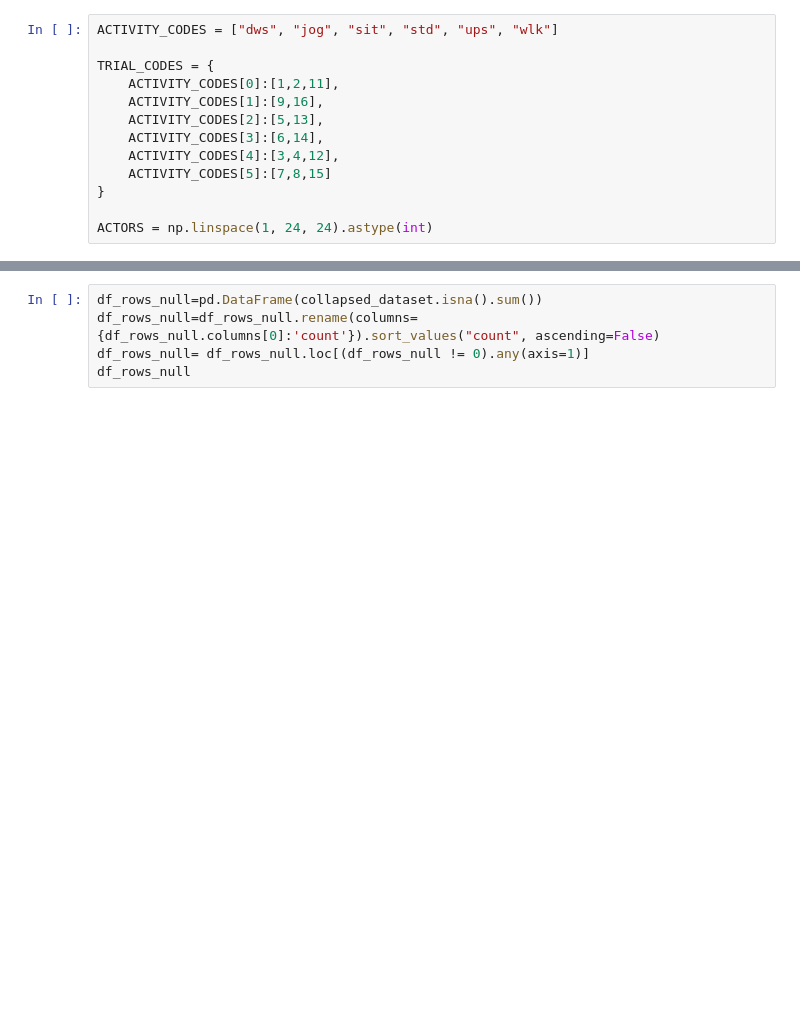
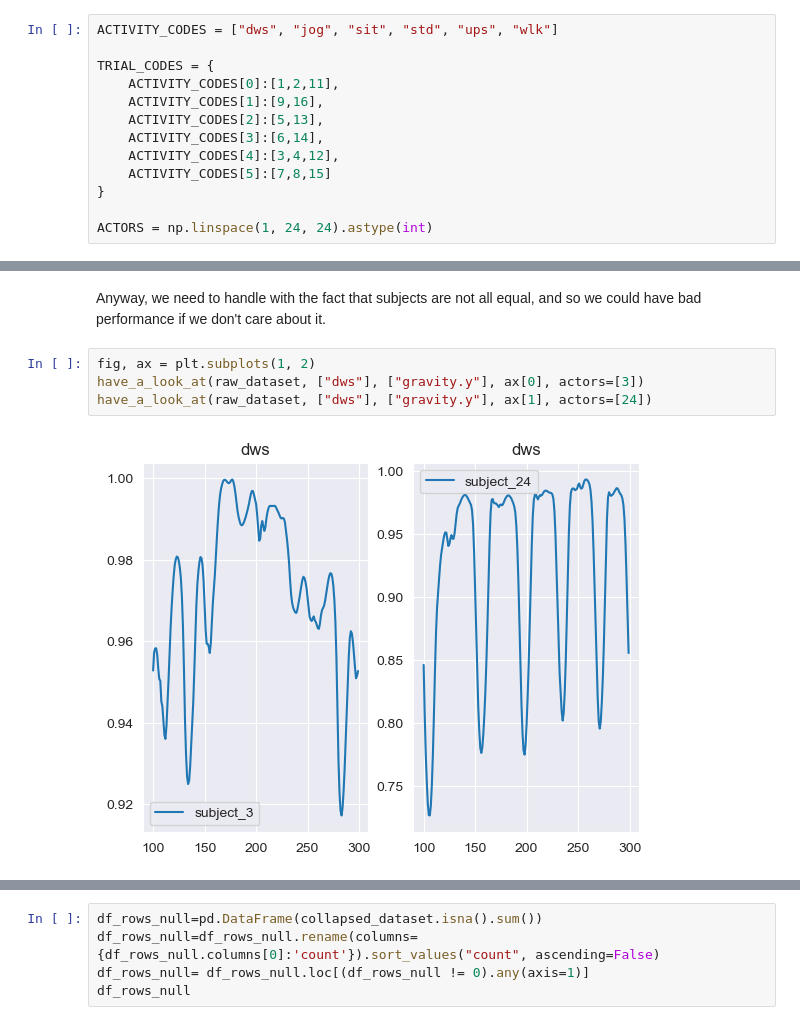
Before and after one commit to Sgazzirro/DataMiningFinale, a Jupyter notebook: LavorettiFinali/exploratory_data_analysis.ipynb, the cells around one changed output, grey strips where cells are left out. Cells and saved outputs as stored; diff of their text form; blank space fills up the shorter version.

```diff
--- a/LavorettiFinali/exploratory_data_analysis.ipynb
+++ b/LavorettiFinali/exploratory_data_analysis.ipynb
@@ -49,0 +45,8 @@ Processing file: A_DeviceMotion_data/wlk_15/sub_24.csv
+# %% [markdown]
+Anyway, we need to handle with the fact that subjects are not all equal, and so we could have bad performance if we don't care about it.
+# %%
+fig, ax = plt.subplots(1, 2)
+have_a_look_at(raw_dataset, ["dws"], ["gravity.y"], ax[0], actors=[3])
+have_a_look_at(raw_dataset, ["dws"], ["gravity.y"], ax[1], actors=[24])
+# %% [output]
+[figure, added]
```
Also changed, not shown: parts of 19 cells of this notebook, 5 other files.
